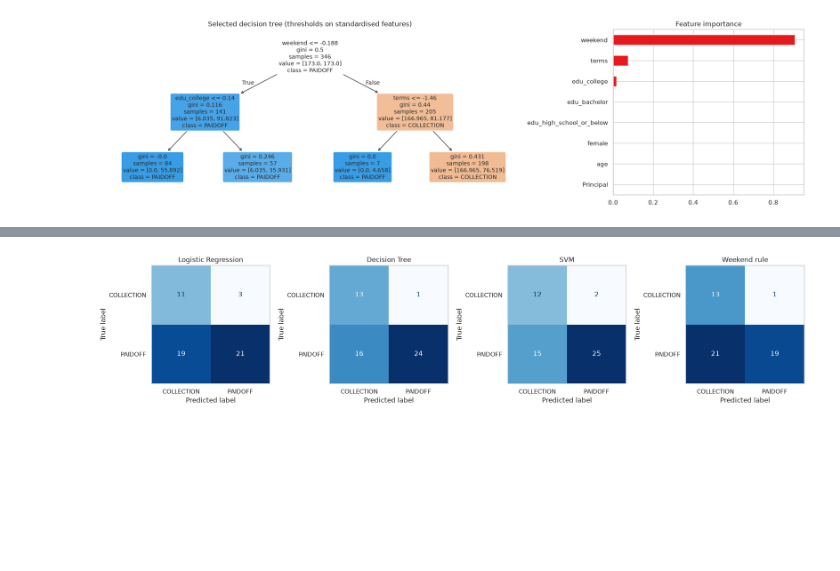
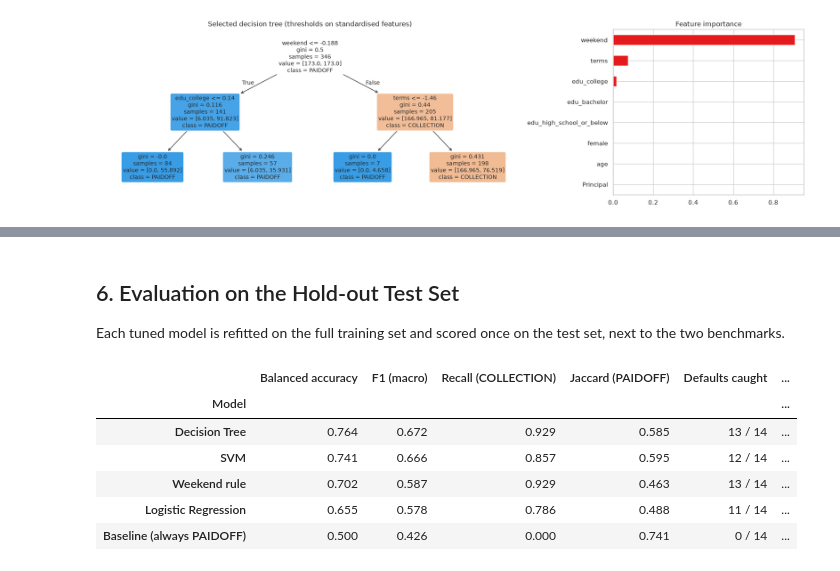
Before and after one commit to BoualemP/credit-risk-classifier, a Jupyter notebook: credit_risk_classification.ipynb, the cells around one changed output, grey strips where cells are left out. Saved outputs shown, nothing was run; the diff lists cells and outputs as text; code cells hidden in the pictures; blank space fills up the shorter version.

```diff
--- a/credit_risk_classification.ipynb
+++ b/credit_risk_classification.ipynb
@@ -369,10 +335,46 @@ results.style.format("{:.3f}", na_rep="n/a").highlight_max(
+# %% [markdown]
+## 6. Evaluation on the Hold-out Test Set
+
+Each tuned model is refitted on the full training set and scored once on the test set, next to the two benchmarks.
 # %%
-fig, axes = plt.subplots(1, 4, figsize=(18, 4))
-for ax, (name, model) in zip(axes, list(models.items())[:4]):
-    ConfusionMatrixDisplay.from_predictions(y_test, model.predict(X_test), ax=ax, cmap="Blues", colorbar=False)
-    ax.set_title(name)
-    ax.grid(False)
-plt.tight_layout()
-plt.show()
+class WeekendRule:
+    # Business-rule benchmark: flag every loan originated from Friday onwards.
+    def fit(self, X, y=None):
+        return self
+
+    def predict(self, X):
+        return np.where(X["weekend"] == 1, NEGATIVE_LABEL, POSITIVE_LABEL)
+
+
+models = {name: s.best_estimator_ for name, s in searches.items()}
+models["Weekend rule"] = WeekendRule().fit(X_train, y_train)
+models["Baseline (always PAIDOFF)"] = DummyClassifier(strategy="most_frequent").fit(X_train, y_train)
+
+rows = []
+for name, model in models.items():
+    y_pred = model.predict(X_test)
+    rows.append({
+        "Model": name,
+        "Balanced accuracy": balanced_accuracy_score(y_test, y_pred),
+        "F1 (macro)": f1_score(y_test, y_pred, average="macro"),
+        "Recall (COLLECTION)": recall_score(y_test, y_pred, pos_label=NEGATIVE_LABEL),
+        "Jaccard (PAIDOFF)": jaccard_score(y_test, y_pred, pos_label=POSITIVE_LABEL),
+        "Defaults caught": f"{np.sum((y_pred == NEGATIVE_LABEL) & (y_test == NEGATIVE_LABEL))} / {np.sum(y_test == NEGATIVE_LABEL)}",
+        "Good borrowers flagged": f"{np.sum((y_pred == NEGATIVE_LABEL) & (y_test == POSITIVE_LABEL))} / {np.sum(y_test == POSITIVE_LABEL)}",
+        # Log loss needs class probabilities; SVC and the rule do not provide them.
+        "Log loss": (log_loss(y_test, model.predict_proba(X_test), labels=model.classes_)
+                     if hasattr(model, "predict_proba") else np.nan),
+    })
+
+results = pd.DataFrame(rows).set_index("Model").sort_values("Balanced accuracy", ascending=False)
+results.style.format("{:.3f}", na_rep="n/a", subset=list(results.select_dtypes("number").columns)).highlight_max(
+    subset=["Balanced accuracy", "F1 (macro)", "Recall (COLLECTION)"], color="#c6efce"
+).highlight_min(subset=["Log loss"], color="#c6efce")
 # %% [output]
-[figure, removed]
+|  | Balanced accuracy | F1 (macro) | Recall (COLLECTION) | Jaccard (PAIDOFF) | Defaults caught | ... |
+| Model |  |  |  |  |  | ... |
+| Decision Tree | 0.764 | 0.672 | 0.929 | 0.585 | 13 / 14 | ... |
+| SVM | 0.741 | 0.666 | 0.857 | 0.595 | 12 / 14 | ... |
+| Weekend rule | 0.702 | 0.587 | 0.929 | 0.463 | 13 / 14 | ... |
+| Logistic Regression | 0.655 | 0.578 | 0.786 | 0.488 | 11 / 14 | ... |
+| Baseline (always PAIDOFF) | 0.500 | 0.426 | 0.000 | 0.741 | 0 / 14 | ... |
```
Also changed, not shown: parts of 14 cells of this notebook.
